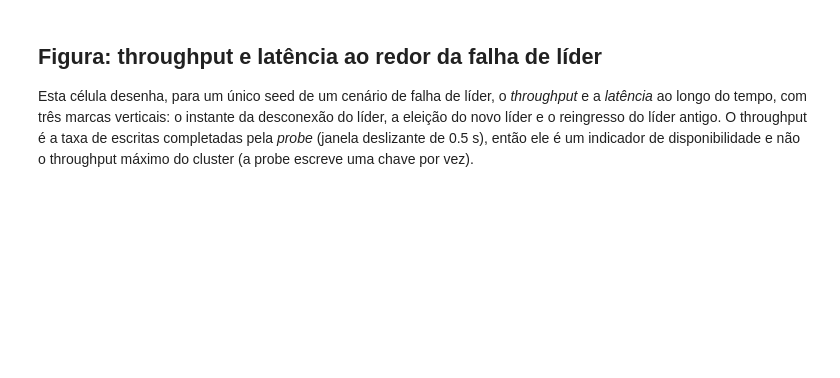
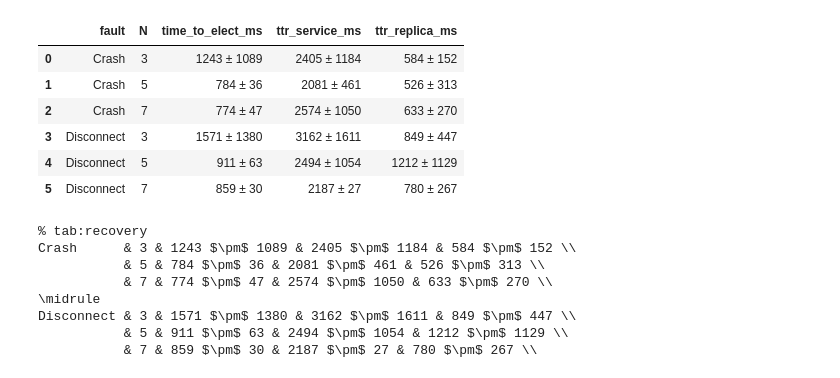
Before and after one commit to Everton-Colombo/raft_and_kv-raft, a Jupyter notebook: scripts/analysis.ipynb, the cells around one changed output. Saved outputs shown, nothing was run; the diff lists cells and outputs as text; code cells hidden in the pictures; blank space fills up the shorter version.

```diff
--- a/scripts/analysis.ipynb
+++ b/scripts/analysis.ipynb
@@ -399,10 +84,41 @@ Partition, $N=7$   & 0.5 & 1.01 & 1.0 & 1 (7) \\
-# %% [markdown]
-## Figura: throughput e latência ao redor da falha de líder
-
-Esta célula desenha, para um único seed de um cenário de falha de líder, o
-*throughput* e a *latência* ao longo do tempo, com três marcas verticais: o
-instante da desconexão do líder, a eleição do novo líder e o reingresso do
-líder antigo. O throughput é a taxa de escritas completadas pela *probe*
-(janela deslizante de 0.5 s), então ele é um indicador de disponibilidade e
-não o throughput máximo do cluster (a probe escreve uma chave por vez).
+# %%
+# tab:recovery
+FAULTS = {
+    "Crash": ["kill-leader-n3", "kill-leader-n5", "kill-leader-n7"],
+    "Disconnect": ["partition-n3", "partition-n5", "partition-n7"],
+}
+TTR = ("time_to_elect_ms", "ttr_service_ms", "ttr_replica_ms")
+
+rows = []
+for fault, experiments in FAULTS.items():
+    for n, experiment in zip((3, 5, 7), experiments):
+        g = ttr[ttr["experiment"] == experiment]
+        rows.append({"fault": fault, "N": n,
+                     **{c: f"{g[c].mean():.0f} ± {g[c].std(ddof=1):.0f}" for c in TTR}})
+rec = pd.DataFrame(rows)
+display(rec)
+
+print("% tab:recovery")
+for i, (fault, g) in enumerate(rec.groupby("fault", sort=False)):
+    if i:
+        print(r"\midrule")
+    for _, r in g.iterrows():
+        cells = [r[c].replace("±", r"$\pm$") for c in TTR]
+        print(f"{fault if r['N'] == 3 else '':10s} & {r['N']} & " + " & ".join(cells) + r" \\")
+# %% [output]
+|  | fault | N | time_to_elect_ms | ttr_service_ms | ttr_replica_ms |
+| 0 | Crash | 3 | 1243 ± 1089 | 2405 ± 1184 | 584 ± 152 |
+| 1 | Crash | 5 | 784 ± 36 | 2081 ± 461 | 526 ± 313 |
+| 2 | Crash | 7 | 774 ± 47 | 2574 ± 1050 | 633 ± 270 |
+| 3 | Disconnect | 3 | 1571 ± 1380 | 3162 ± 1611 | 849 ± 447 |
+| 4 | Disconnect | 5 | 911 ± 63 | 2494 ± 1054 | 1212 ± 1129 |
+| 5 | Disconnect | 7 | 859 ± 30 | 2187 ± 27 | 780 ± 267 |
+% tab:recovery
+Crash      & 3 & 1243 $\pm$ 1089 & 2405 $\pm$ 1184 & 584 $\pm$ 152 \\
+           & 5 & 784 $\pm$ 36 & 2081 $\pm$ 461 & 526 $\pm$ 313 \\
+           & 7 & 774 $\pm$ 47 & 2574 $\pm$ 1050 & 633 $\pm$ 270 \\
+\midrule
+Disconnect & 3 & 1571 $\pm$ 1380 & 3162 $\pm$ 1611 & 849 $\pm$ 447 \\
+           & 5 & 911 $\pm$ 63 & 2494 $\pm$ 1054 & 1212 $\pm$ 1129 \\
+           & 7 & 859 $\pm$ 30 & 2187 $\pm$ 27 & 780 $\pm$ 267 \\
 # %%
```
Also changed, not shown: parts of 14 cells of this notebook, 1 other file.
